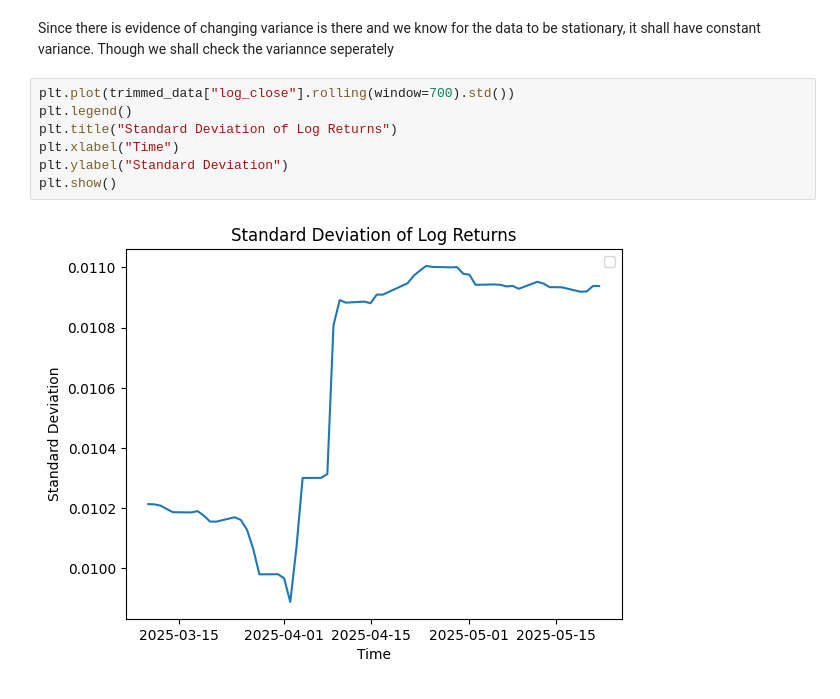
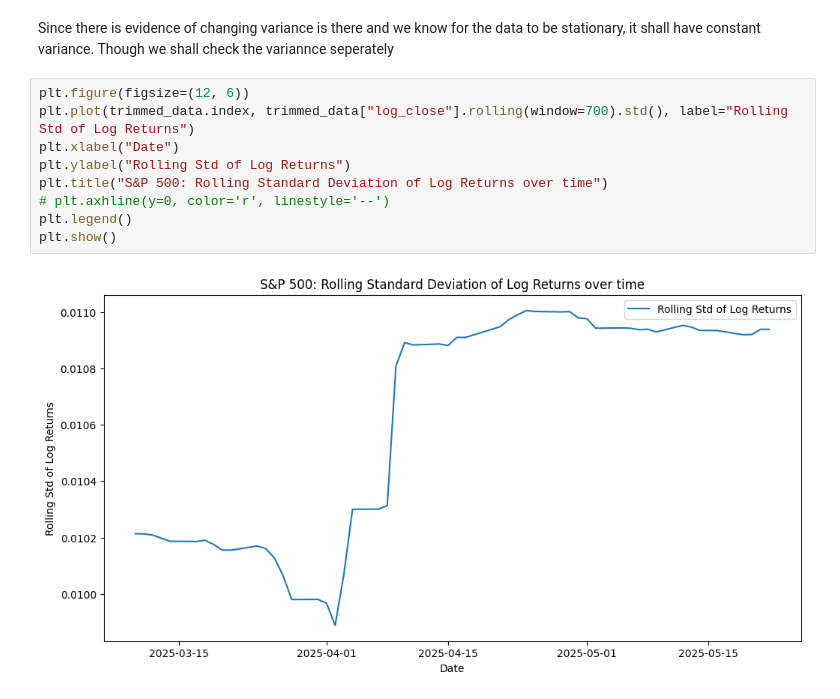
Before and after one commit to injilashah/TSD, a Jupyter notebook: Finance_Analysis.ipynb, the cells around one changed output. Cells and saved outputs as stored; diff of their text form.

```diff
--- a/Finance_Analysis.ipynb
+++ b/Finance_Analysis.ipynb
@@ -185,11 +196,13 @@ Arch Test p-value: 1.2154734853282173e-17
 # %% [markdown]
 Since there is evidence of changing variance is there and we know for the data to be stationary, it shall have constant variance. Though we shall check the variannce seperately
 # %%
-plt.plot(trimmed_data["log_close"].rolling(window=700).std())
+plt.figure(figsize=(12, 6))
+plt.plot(trimmed_data.index, trimmed_data["log_close"].rolling(window=700).std(), label="Rolling Std of Log Returns")
+plt.xlabel("Date")
+plt.ylabel("Rolling Std of Log Returns")
+plt.title("S&P 500: Rolling Standard Deviation of Log Returns over time")
+# plt.axhline(y=0, color='r', linestyle='--')
 plt.legend()
-plt.title("Standard Deviation of Log Returns")
-plt.xlabel("Time")
-plt.ylabel("Standard Deviation")
 plt.show()
 # %% [output]
-[figure, old version]
+[figure, new version]
```
Also changed, not shown: parts of 12 cells of this notebook, 1 other file.
